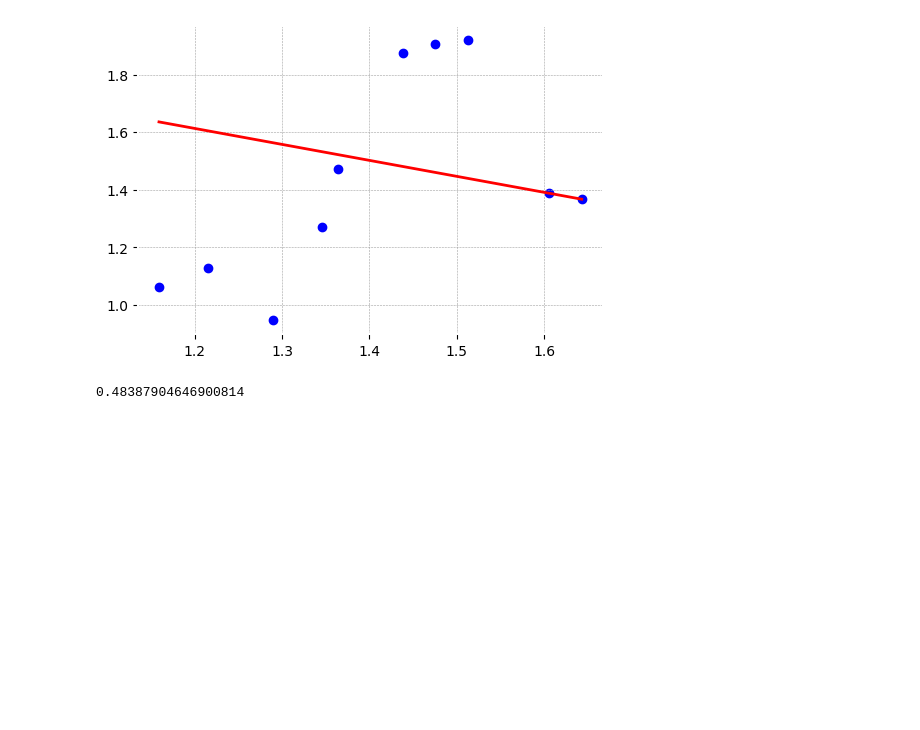
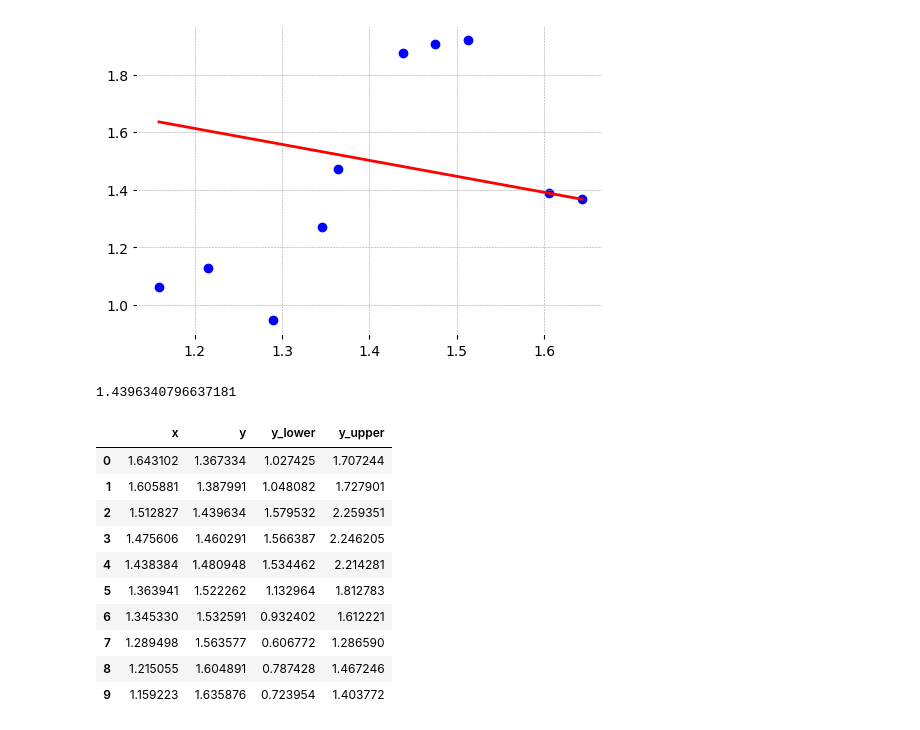
Before and after one commit to Abhijithv61/Price-Action-Trend-Line, a Jupyter notebook: trend_line.ipynb, the cells around one changed output. Drawn from its saved outputs; the diff is of its cells as text; code cells hidden in the pictures; blank space fills up the shorter version.

```diff
--- a/trend_line.ipynb
+++ b/trend_line.ipynb
@@ -139,7 +131,31 @@ plt.scatter(x, y, color='blue', label='Points A & B')
 plt.show()
 # %% [output]
 [figure]
-# %%
-x[0]-x[-1]
-# %% [output]
-0.48387904646900814
+# %%
+y_ = m*x[2]+c
+y_
+# %% [output]
+1.4396340796637181
+# %%
+trend_line_df = pd.DataFrame()
+trend_line_df['x'] = x_vals
+trend_line_df['y'] = y_vals
+
+std_y = np.std(y)
+
+trend_line_df['y_lower'] = y - 1*std_y
+trend_line_df['y_upper'] = y + 1*std_y
+
+trend_line_df
+# %% [output]
+|  | x | y | y_lower | y_upper |
+| 0 | 1.643102 | 1.367334 | 1.027425 | 1.707244 |
+| 1 | 1.605881 | 1.387991 | 1.048082 | 1.727901 |
+| 2 | 1.512827 | 1.439634 | 1.579532 | 2.259351 |
+| 3 | 1.475606 | 1.460291 | 1.566387 | 2.246205 |
+| 4 | 1.438384 | 1.480948 | 1.534462 | 2.214281 |
+| 5 | 1.363941 | 1.522262 | 1.132964 | 1.812783 |
+| 6 | 1.345330 | 1.532591 | 0.932402 | 1.612221 |
+| 7 | 1.289498 | 1.563577 | 0.606772 | 1.286590 |
+| 8 | 1.215055 | 1.604891 | 0.787428 | 1.467246 |
+| 9 | 1.159223 | 1.635876 | 0.723954 | 1.403772 |
```
Also changed, not shown: parts of 5 cells of this notebook.
